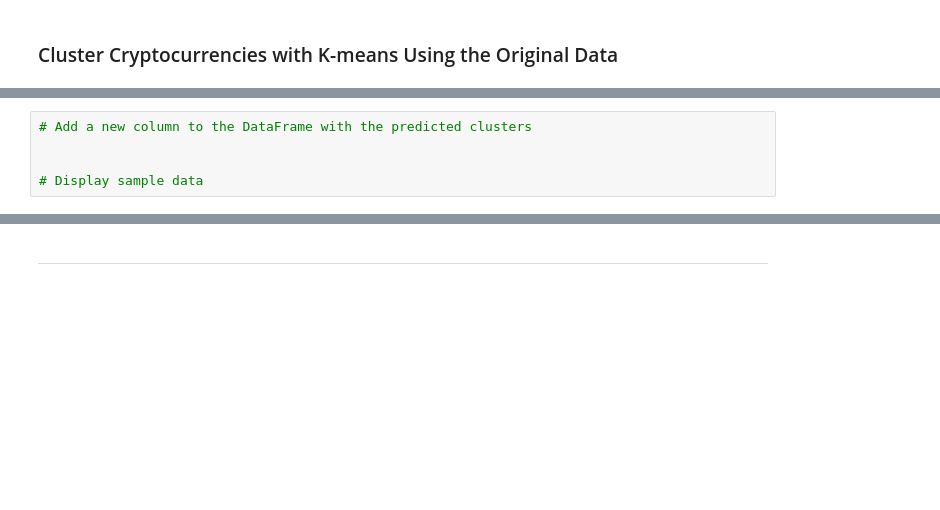
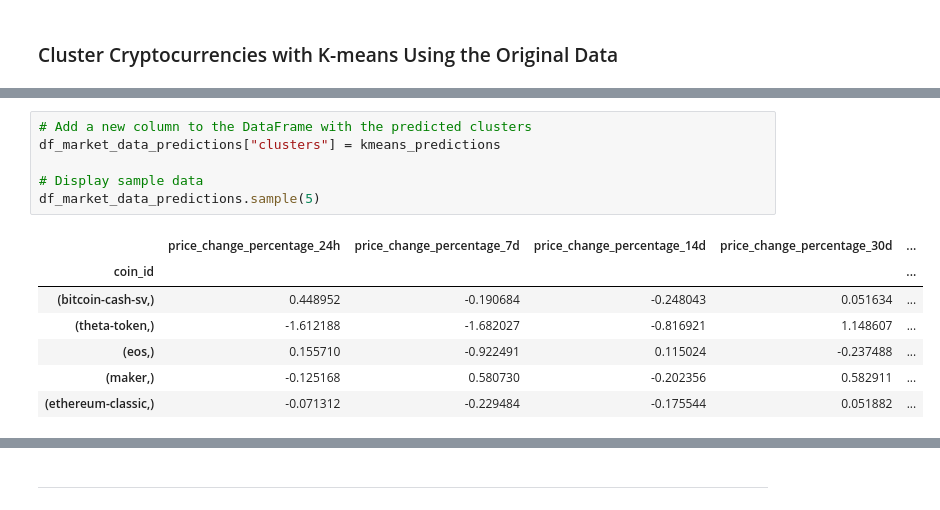
Before and after one commit to kristianrafuse/CryptoClustering, a Jupyter notebook: Crypto_Clustering.ipynb.ipynb, the cells around one changed output, grey strips where cells are left out. Saved outputs shown, nothing was run; the diff lists cells and outputs as text; blank space fills up the shorter version.

```diff
--- a/Crypto_Clustering.ipynb.ipynb
+++ b/Crypto_Clustering.ipynb.ipynb
@@ -114,8 +198,17 @@ df_market_data.hvplot.line(
 # %%
 # Add a new column to the DataFrame with the predicted clusters
-
+df_market_data_predictions["clusters"] = kmeans_predictions
 
 # Display sample data
+df_market_data_predictions.sample(5)
+# %% [output]
+|  | price_change_percentage_24h | price_change_percentage_7d | price_change_percentage_14d | price_change_percentage_30d | ... |
+| coin_id |  |  |  |  | ... |
+| (bitcoin-cash-sv,) | 0.448952 | -0.190684 | -0.248043 | 0.051634 | ... |
+| (theta-token,) | -1.612188 | -1.682027 | -0.816921 | 1.148607 | ... |
+| (eos,) | 0.155710 | -0.922491 | 0.115024 | -0.237488 | ... |
+| (maker,) | -0.125168 | 0.580730 | -0.202356 | 0.582911 | ... |
+| (ethereum-classic,) | -0.071312 | -0.229484 | -0.175544 | 0.051882 | ... |
 # %%
 # Create a scatter plot using hvPlot by setting
 # `x="price_change_percentage_24h"` and `y="price_change_percentage_7d"`.
```
Also changed, not shown: parts of 15 cells of this notebook.
